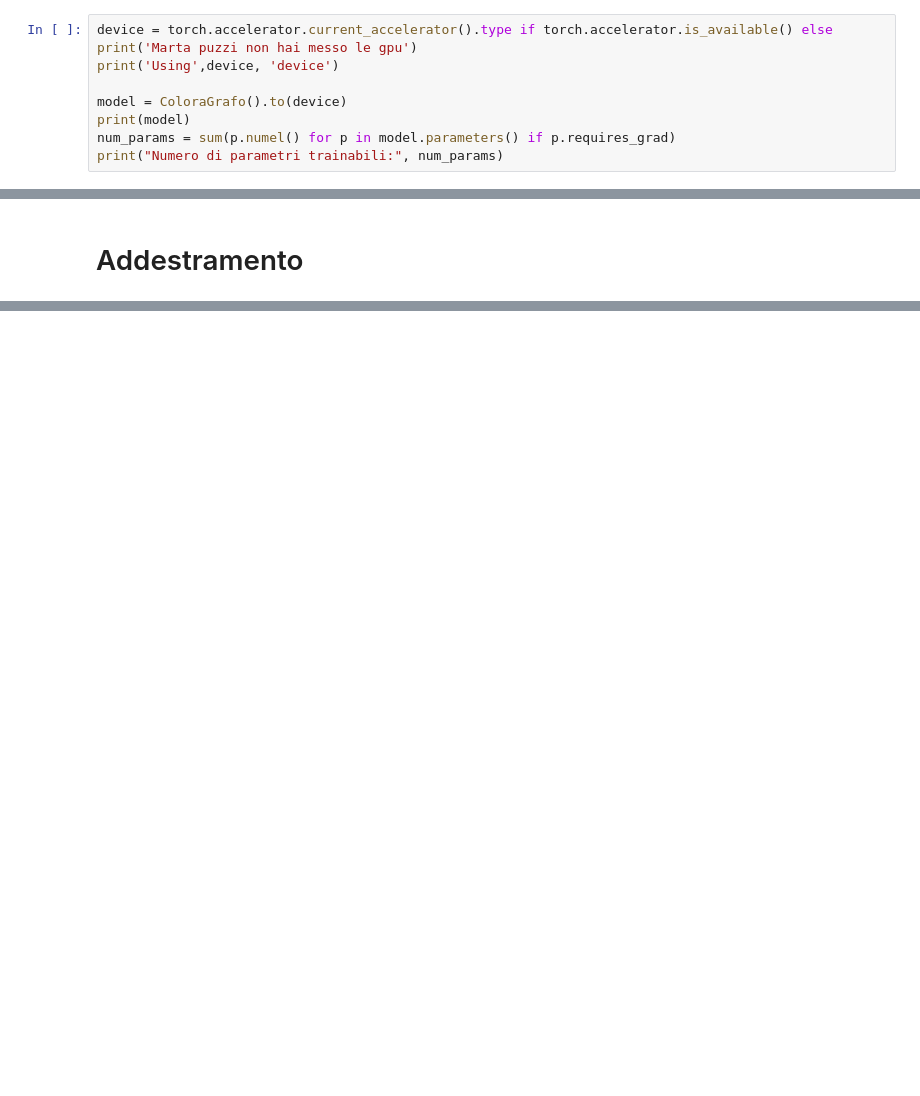
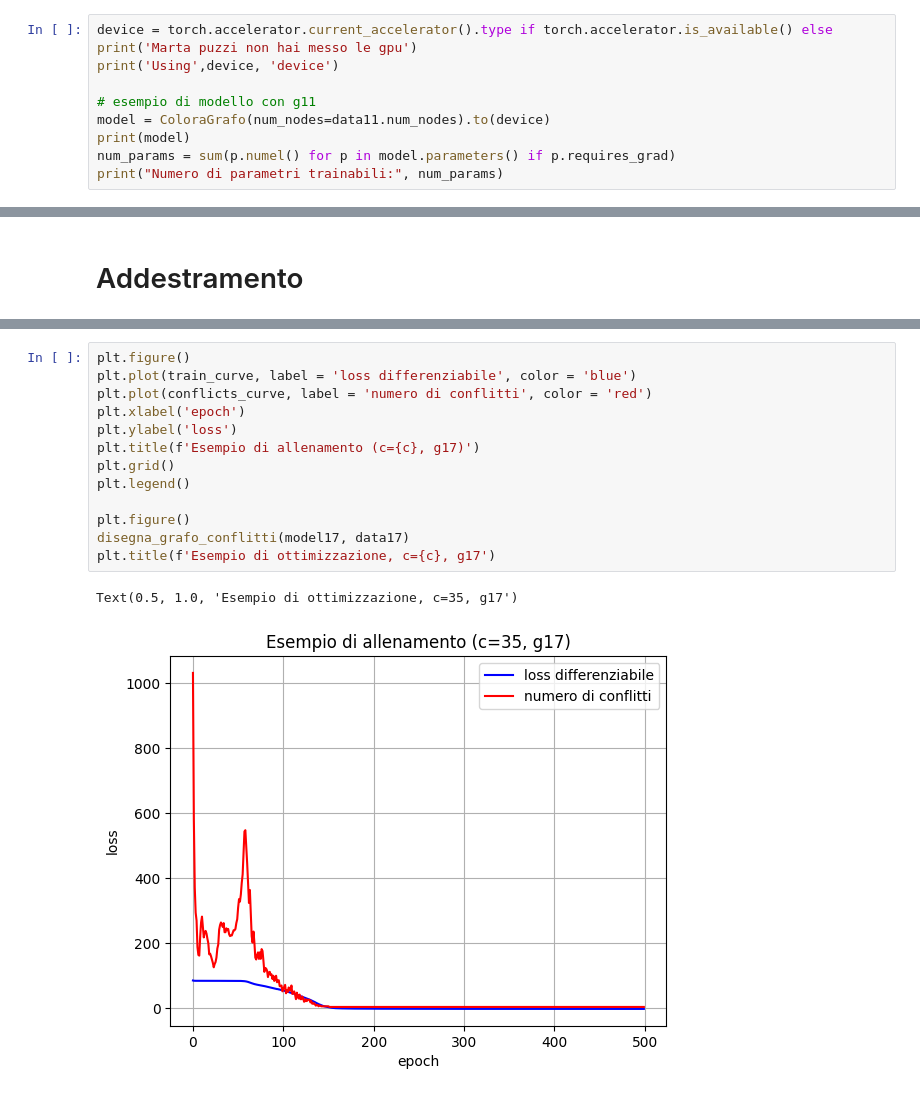
Before and after one commit to m9rc0/progettoML2026, a Jupyter notebook: marco.ipynb, the cells around one changed output, grey strips where cells are left out. Cells and saved outputs as stored; diff of their text form; blank space fills up the shorter version.

```diff
--- a/marco.ipynb
+++ b/marco.ipynb
@@ -332,7 +312,8 @@ def custom_weight_init(m):
 device = torch.accelerator.current_accelerator().type if torch.accelerator.is_available() else print('Marta puzzi non hai messo le gpu')
 print('Using',device, 'device')
 
-model = ColoraGrafo().to(device)
+# esempio di modello con g11
+model = ColoraGrafo(num_nodes=data11.num_nodes).to(device)
 print(model)
 num_params = sum(p.numel() for p in model.parameters() if p.requires_grad)
 print("Numero di parametri trainabili:", num_params)
@@ -534,0 +648,16 @@ Come commento sembra che quando si  raggiunto il numero cromatico le fluttuazion
+# %%
+plt.figure()
+plt.plot(train_curve, label = 'loss differenziabile', color = 'blue')
+plt.plot(conflicts_curve, label = 'numero di conflitti', color = 'red')
+plt.xlabel('epoch')
+plt.ylabel('loss')
+plt.title(f'Esempio di allenamento (c={c}, g17)')
+plt.grid()
+plt.legend()
+
+plt.figure()
+disegna_grafo_conflitti(model17, data17)
+plt.title(f'Esempio di ottimizzazione, c={c}, g17')
+# %% [output]
+Text(0.5, 1.0, 'Esempio di ottimizzazione, c=35, g17')
+[figure, added]
```
Also changed, not shown: parts of 23 cells of this notebook.
